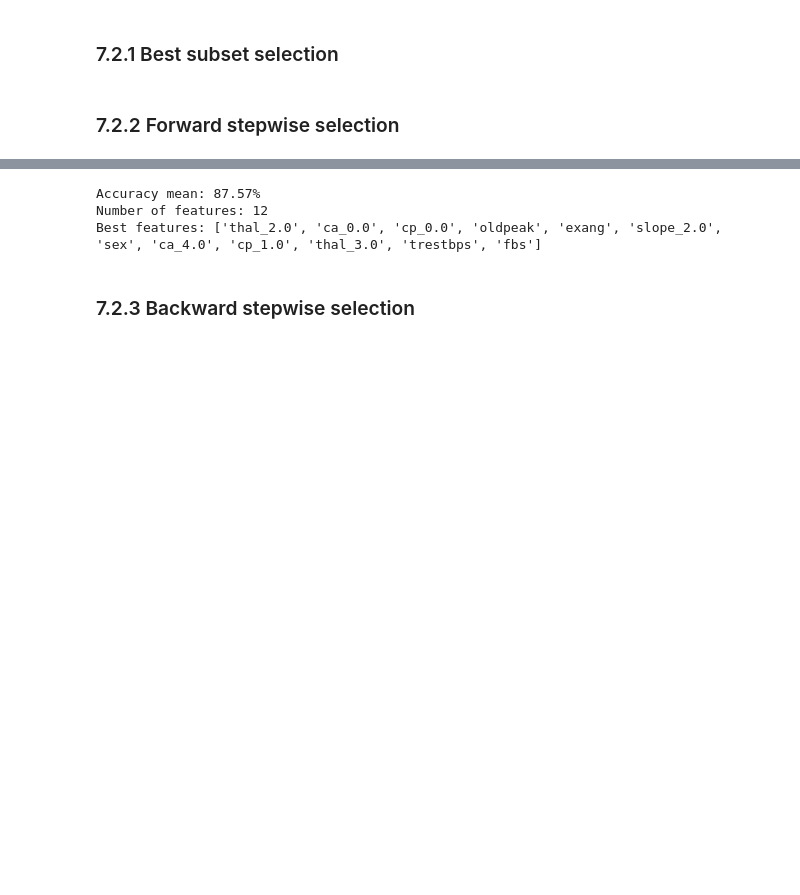
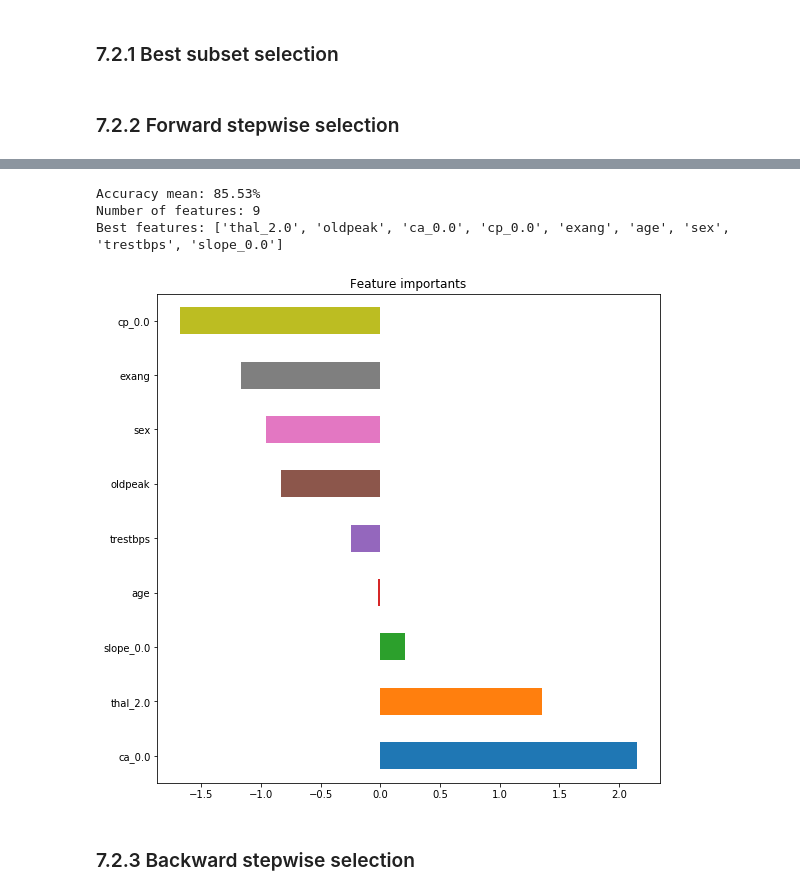
Before and after one commit to TeaKatz/Heart_Disease_UCI, a Jupyter notebook: Get_Important_Features.ipynb, the cells around one changed output, grey strips where cells are left out. Saved outputs shown, nothing was run; the diff lists cells and outputs as text; code cells hidden in the pictures; blank space fills up the shorter version.

```diff
--- a/Get_Important_Features.ipynb
+++ b/Get_Important_Features.ipynb
@@ -92,17 +104,25 @@ x_train_numerical = x_train.iloc[:, 0:5]
 numerical_columns = x_train_numerical.columns.values
 R_squared_matrix = [[0 for i in range(len(numerical_columns))] for j in range(len(numerical_columns))]
 
+# Regression each feature to others features and calculate R_squared,
+# to see if one feature can explain another feature quite well, therefore, they are consider collinearity.
 for i in range(len(numerical_columns)):
     for j in range(len(numerical_columns)):
         x = x_train_numerical[numerical_columns[i]].values.reshape(-1, 1)
         y = x_train_numerical[numerical_columns[j]].values
-        R_squared = libs.R_squared(x, y, datatype="numerical")
+        # Regression one feature to another
+        linear_reg = LinearRegression()
+        linear_reg.fit(x, y)
+        y_hat = linear_reg.predict(x)
+        # Calculate R_squared
+        R_squared = R_square(y, y_hat)
         R_squared_matrix[i][j] = R_squared
 
 R_squared_matrix = pd.DataFrame(R_squared_matrix, columns=numerical_columns)
 R_squared_matrix.rename(index={i: name for i, name in enumerate(numerical_columns)}, inplace=True)
 plt.subplots(figsize=(8, 6))
-ax = sns.heatmap(R_squared_matrix, annot=True)
+sns.heatmap(R_squared_matrix, annot=True)
+plt.show()
 # %% [output]
 [figure]
 # %% [markdown]
@@ -194,6 +280,7 @@ R_sqaured: 58.36%
 features = list(x_train.columns.values)
 selected_features = []
 max_score_features = []
+
 while(1):
     max_R_squared = 0
     max_R_squared_feature = None
@@ -202,7 +289,10 @@ while(1):
         # Assemble features to feed to model
         try_features = selected_features + [feature]
         # Calculate R^2
-        R_squared = libs.R_squared(x_train.loc[:, try_features], y_train)
+        logis_reg = LogisticRegression(solver="lbfgs", C=1e10, max_iter=1000)
+        logis_reg.fit(x_train[try_features], y_train)
+        y_hat = logis_reg.predict(x_train[try_features])
+        R_squared = R_square(y_train, y_hat)
         # Get maximum R^2 feature
         if R_squared > max_R_squared:
             max_R_squared = R_squared
@@ -220,24 +310,40 @@ while(1):
 # %%
 # Get cross validation score for each batch of features
 best_features = None
 best_score = 0
 for features in max_score_features:
     new_x_train = x_train.loc[:, features]
+
     logis_reg = LogisticRegression(solver="lbfgs", C=1e10, max_iter=1000)
-    score = cross_val_score(logis_reg, new_x_train, y_train, cv=5, scoring="accuracy")
-    R_squared = libs.R_squared(new_x_train, y_train)
+    score = cross_val_score(logis_reg, new_x_train, y_train, cv=10, scoring="accuracy")
+
+    logis_reg = LogisticRegression(solver="lbfgs", C=1e10, max_iter=1000)
+    logis_reg.fit(new_x_train, y_train)
+    y_hat = logis_reg.predict(new_x_train)
+    R_squared = R_square(y_train, y_hat)
 
     if np.mean(score) > best_score:
         best_score = np.mean(score)
         best_features = features
 
 print("Accuracy mean: {:.2f}%".format(best_score * 100))
 print("Number of features: {}".format(len(best_features)))
 print("Best features: {}".format(best_features))
+
+# Show important festures
+logis_reg = LogisticRegression(solver="lbfgs", C=1e10, max_iter=1000)
+logis_reg.fit(x_train[best_features], y_train)
+
+feature_importants = pd.Series(logis_reg.coef_.ravel(), index=x_train[best_features].columns)
+feature_importants_sorted = feature_importants.sort_values(ascending=False)
+feature_importants_sorted.plot(kind="barh", figsize=(9, 9))
+plt.title("Feature importants")
+plt.show()
 # %% [output]
-Accuracy mean: 87.57%
-Number of features: 12
-Best features: ['thal_2.0', 'ca_0.0', 'cp_0.0', 'oldpeak', 'exang', 'slope_2.0', 'sex', 'ca_4.0', 'cp_1.0', 'thal_3.0', 'trestbps', 'fbs']
+Accuracy mean: 85.53%
+Number of features: 9
+Best features: ['thal_2.0', 'oldpeak', 'ca_0.0', 'cp_0.0', 'exang', 'age', 'sex', 'trestbps', 'slope_0.0']
+[figure, added]
 # %% [markdown]
 ### 7.2.3 Backward stepwise selection
 # %% [markdown]
```
Also changed, not shown: parts of 3 cells of this notebook.
